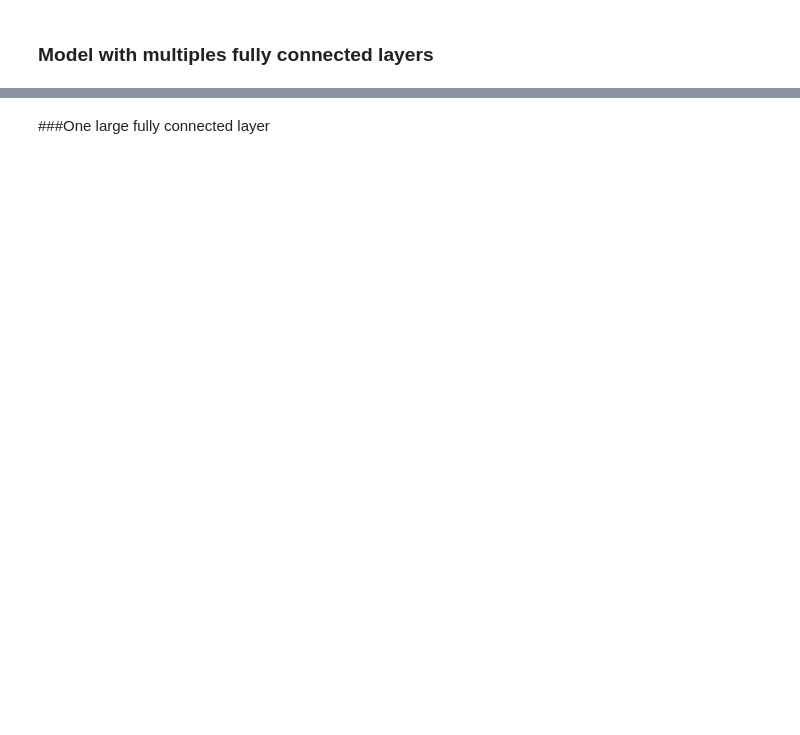
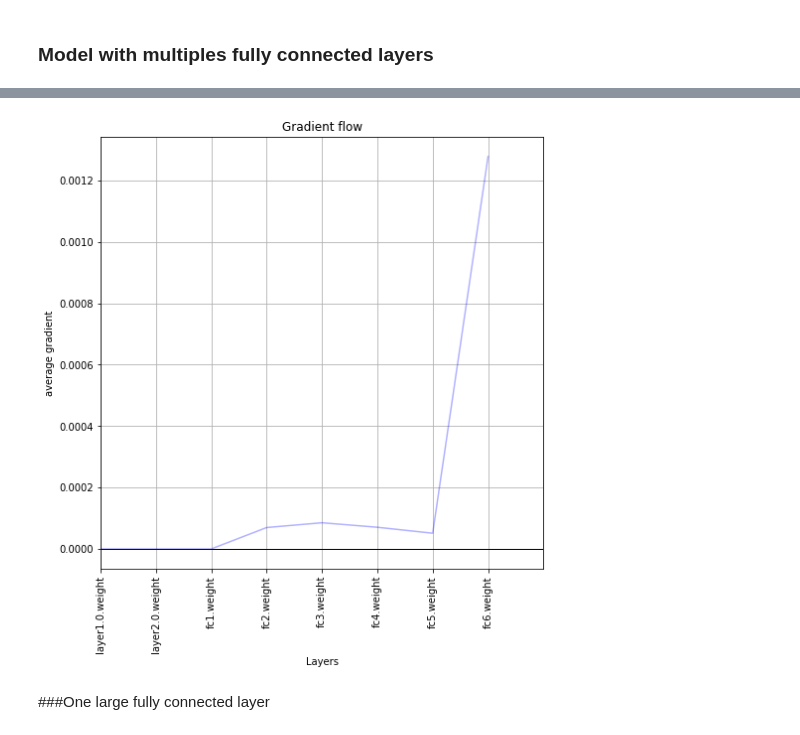
Before and after one commit to tcotte/CNN_Pytorch, a Jupyter notebook: different_arch.ipynb, the cells around one changed output, grey strips where cells are left out. Cells and saved outputs as stored; diff of their text form; code cells hidden in the pictures; blank space fills up the shorter version.

```diff
--- a/different_arch.ipynb
+++ b/different_arch.ipynb
@@ -392,2 +324,18 @@ for epoch in range(EPOCHS):
+# %%
+from functions.plot_model import plot_grad_flow
+layers = []
+for n, p in model.named_parameters():
+    if(p.requires_grad) and ("bias" not in n):
+        layers.append(n)
+fig = plt.figure(figsize=(8,8))
+ax = fig.subplots()
+plt.xlabel("mini batch")
+plt.ylabel("Average Gradient")
+plt.title("Gradient Flow")
+plt.grid(True)
+
+plot_grad_flow(model.named_parameters())
+# %% [output]
+[figure, added]
 # %% [markdown]
 ###One large fully connected layer
```
Also changed, not shown: parts of 29 cells of this notebook.
